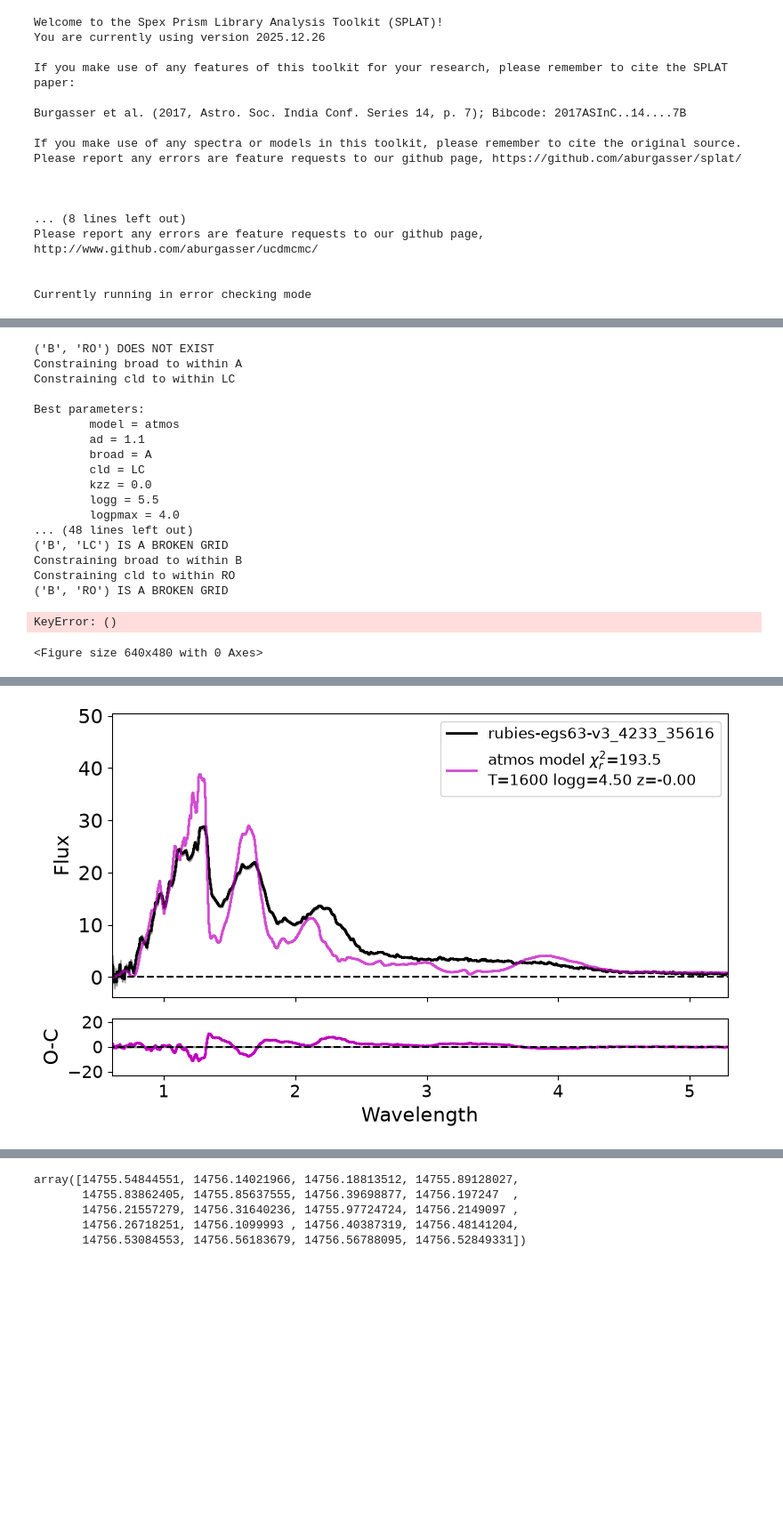
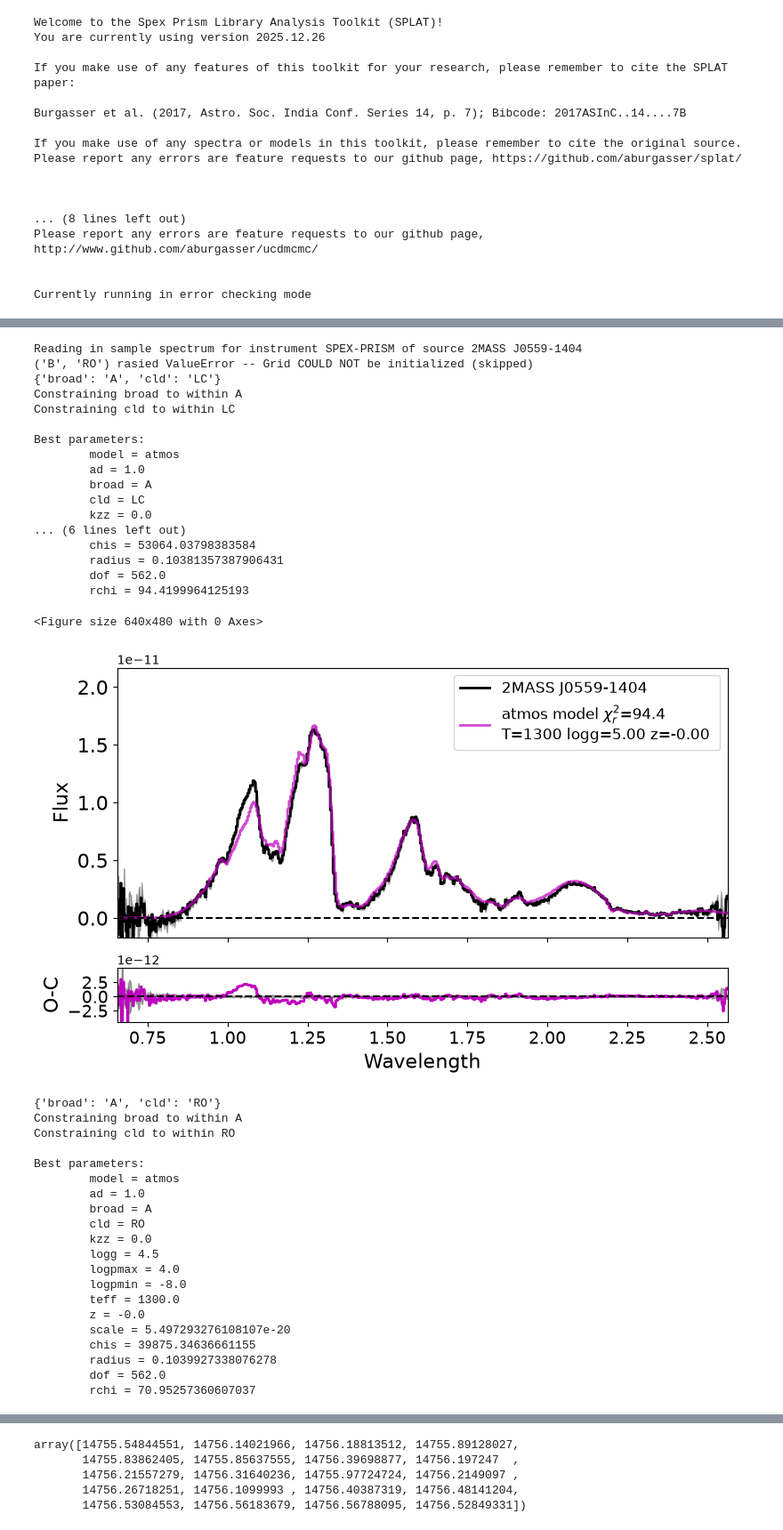
Before and after one commit to e-pritchard/Evan_CSL_Summer_2026, a Jupyter notebook: MCMC_workspace/notebooks/7_import_test.ipynb, the cells around one changed output, grey strips where cells are left out. Shown at 89% size. Drawn from its saved outputs; the diff is of its cells as text; code cells hidden in the pictures; blank space fills up the shorter version.

```diff
--- a/MCMC_workspace/notebooks/7_import_test.ipynb
+++ b/MCMC_workspace/notebooks/7_import_test.ipynb
@@ -6763,27 +6789,47 @@ models
 # %%
-models, wave = getModelSet("atmo20", "JWST-NIRSPEC-PRISM")
-sp = getSample(instrument="SPEX-")
+models, wave = getModelSet("atmo20", "SPEX-PRISM")
+sp = getSample(instrument="SPEX-PRISM")
 # sp = TAPS.spec("/Users/epritchard/Research/TAPS/RUBIES_Sources/rubies-egs63-v3_prism-clear_4233_35616.spec.fits")
 # sp.toWavelengths(wave)
 
-gleep_ensembler = ucd.fitEMCEE(sp, models, NSTEPS=1000, initial_guess=True)
+gleep_ensembler = fitEMCEE(sp, models, NSTEPS=10000, initial_guess=True)
 # %% [output]
-('B', 'RO') DOES NOT EXIST
+Reading in sample spectrum for instrument SPEX-PRISM of source 2MASS J0559-1404
+('B', 'RO') rasied ValueError -- Grid COULD NOT be initialized (skipped)
+{'broad': 'A', 'cld': 'LC'}
 Constraining broad to within A
 Constraining cld to within LC
 
 Best parameters:
         model = atmos
-        ad = 1.1
+        ad = 1.0
         broad = A
         cld = LC
         kzz = 0.0
-        logg = 5.5
-        logpmax = 4.0
-... (48 lines left out)
-('B', 'LC') IS A BROKEN GRID
-Constraining broad to within B
-Constraining cld to within RO
-('B', 'RO') IS A BROKEN GRID
+... (6 lines left out)
+        chis = 53064.03798383584
+        radius = 0.10381357387906431
+        dof = 562.0
+        rchi = 94.4199964125193
-KeyError: ()
+<Figure size 640x480 with 0 Axes>
+[figure, new version]
-<Figure size 640x480 with 0 Axes>
+{'broad': 'A', 'cld': 'RO'}
+Constraining broad to within A
+Constraining cld to within RO
+
+Best parameters:
+        model = atmos
+        ad = 1.0
+        broad = A
+        cld = RO
+        kzz = 0.0
+        logg = 4.5
+        logpmax = 4.0
+        logpmin = -8.0
+        teff = 1300.0
+        z = -0.0
+        scale = 5.497293276108107e-20
+        chis = 39875.34636661155
+        radius = 0.1039927338076278
+        dof = 562.0
+        rchi = 70.95257360607037
@@ -6792 +6857,0 @@ KeyError: ()
-[figure, old version]
```
Also changed, not shown: parts of 12 cells of this notebook.
